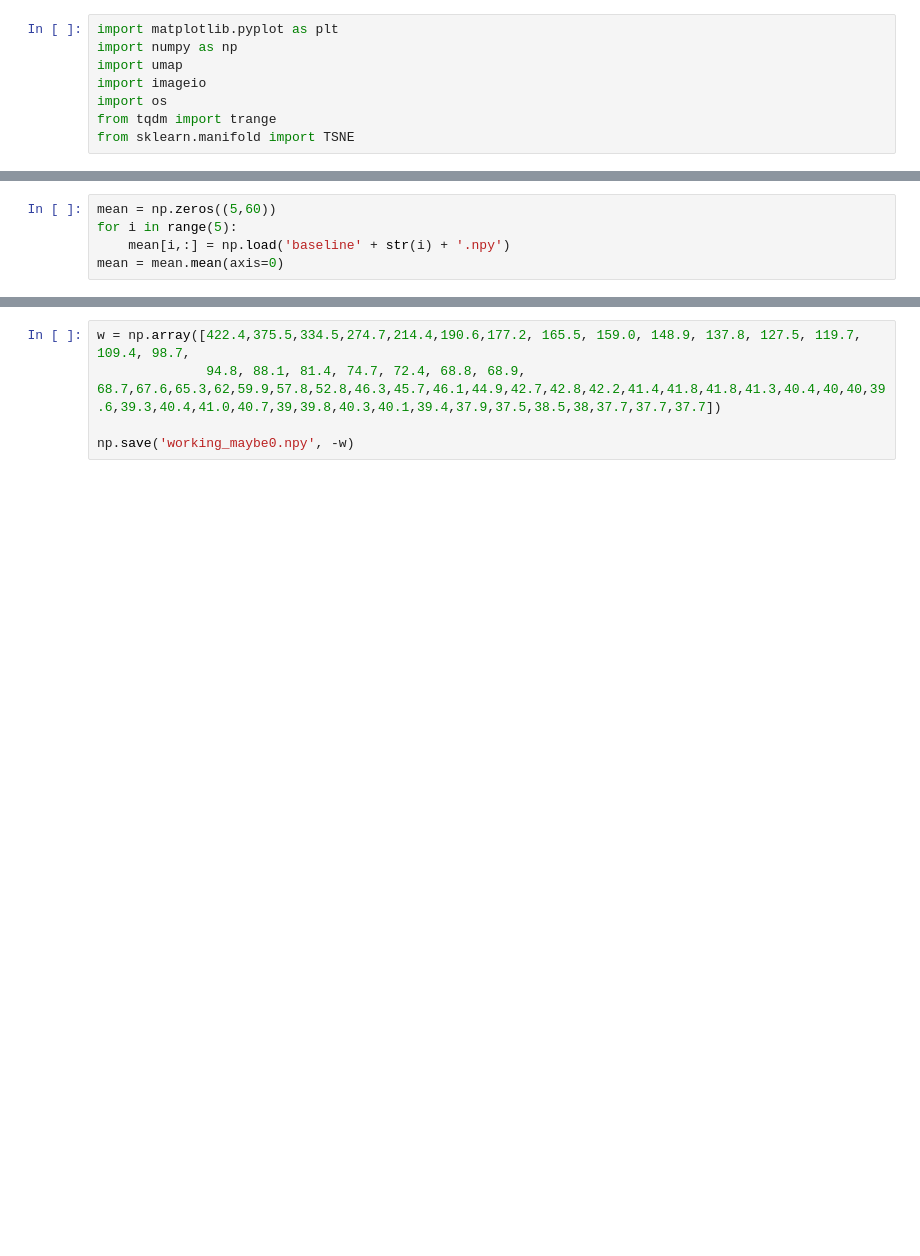
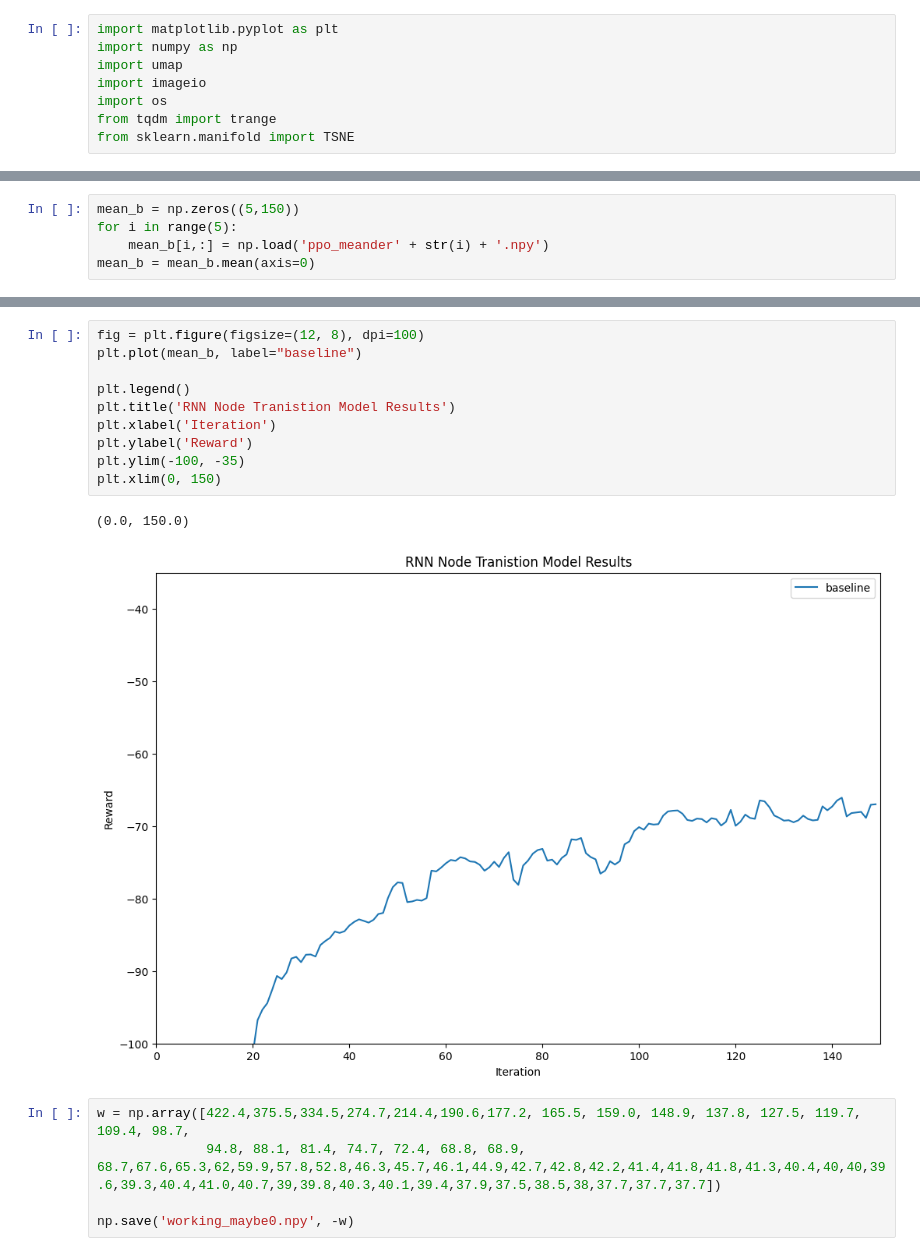
Before and after one commit to cage-challenge/cage-challenge-2, a Jupyter notebook: CybORG/CybORG/MBPPO/plots.ipynb, the cells around one changed output, grey strips where cells are left out. Saved outputs shown, nothing was run; the diff lists cells and outputs as text; blank space fills up the shorter version.

```diff
--- a/CybORG/CybORG/MBPPO/plots.ipynb
+++ b/CybORG/CybORG/MBPPO/plots.ipynb
@@ -9,8 +33,8 @@ from sklearn.manifold import TSNE
 # %%
-mean = np.zeros((5,60))
+mean_b = np.zeros((5,150))
 for i in range(5):
-    mean[i,:] = np.load('baseline' + str(i) + '.npy')
-mean = mean.mean(axis=0)
+    mean_b[i,:] = np.load('ppo_meander' + str(i) + '.npy')
+mean_b = mean_b.mean(axis=0)
 # %%
 fig = plt.figure(figsize=(12, 8), dpi=100)
 plt.plot(mean, label="baseline")
@@ -45,3 +81,16 @@ plt.xlim(0, 59)
+# %%
+fig = plt.figure(figsize=(12, 8), dpi=100)
+plt.plot(mean_b, label="baseline")
+
+plt.legend()
+plt.title('RNN Node Tranistion Model Results')
+plt.xlabel('Iteration')
+plt.ylabel('Reward')
+plt.ylim(-100, -35)
+plt.xlim(0, 150)
+# %% [output]
+(0.0, 150.0)
+[figure, added]
 # %%
 w = np.array([422.4,375.5,334.5,274.7,214.4,190.6,177.2, 165.5, 159.0, 148.9, 137.8, 127.5, 119.7, 109.4, 98.7,
               94.8, 88.1, 81.4, 74.7, 72.4, 68.8, 68.9, 68.7,67.6,65.3,62,59.9,57.8,52.8,46.3,45.7,46.1,44.9,42.7,42.8,42.2,41.4,41.8,41.8,41.3,40.4,40,40,39.6,39.3,40.4,41.0,40.7,39,39.8,40.3,40.1,39.4,37.9,37.5,38.5,38,37.7,37.7,37.7])
```
Also changed, not shown: parts of 8 cells of this notebook, 4 other files.
